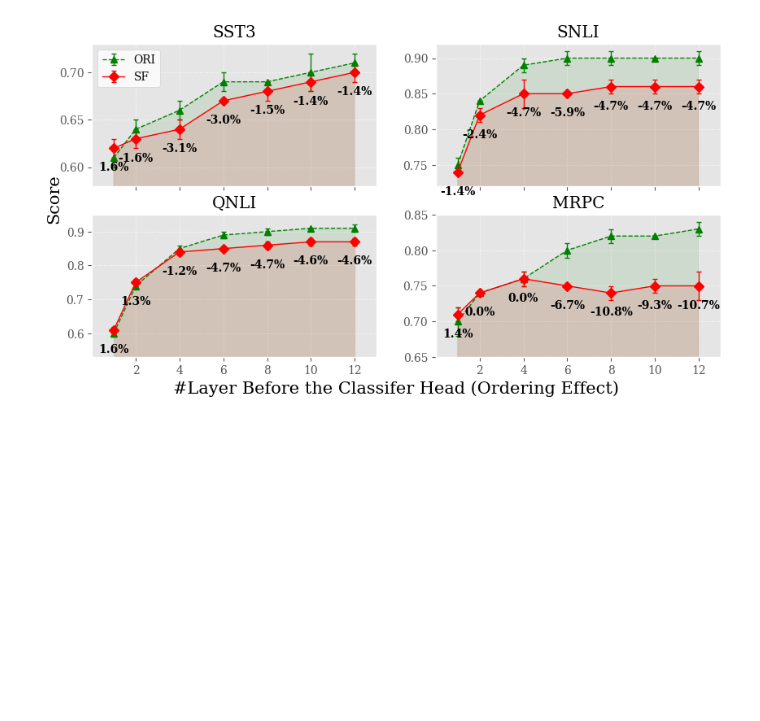
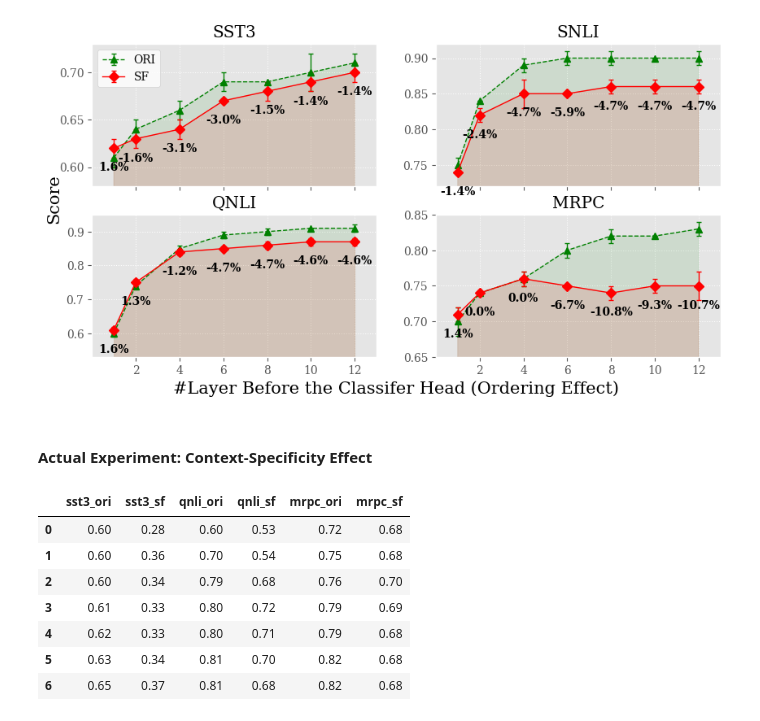
Before and after one commit to frankaging/limits-cross-domain-transfer, a Jupyter notebook: code/visualization_helpers.ipynb, the cells around one changed output. Saved outputs shown, nothing was run; the diff lists cells and outputs as text; code cells hidden in the pictures; blank space fills up the shorter version.

```diff
--- a/code/visualization_helpers.ipynb
+++ b/code/visualization_helpers.ipynb
@@ -945,3 +971,17 @@ fig.text(0.07, 0.5, 'Score', va='center', rotation='vertical', size=15)
 plt.show()
 # %% [output]
 [figure]
+# %% [markdown]
+#### Actual Experiment: Context-Specificity Effect
+# %%
+exp_data_1 = pd.read_csv("../data-files/context-spec-effect.csv", delimiter=",")
+exp_data_1
+# %% [output]
+|  | sst3_ori | sst3_sf | qnli_ori | qnli_sf | mrpc_ori | mrpc_sf |
+| 0 | 0.60 | 0.28 | 0.60 | 0.53 | 0.72 | 0.68 |
+| 1 | 0.60 | 0.36 | 0.70 | 0.54 | 0.75 | 0.68 |
+| 2 | 0.60 | 0.34 | 0.79 | 0.68 | 0.76 | 0.70 |
+| 3 | 0.61 | 0.33 | 0.80 | 0.72 | 0.79 | 0.69 |
+| 4 | 0.62 | 0.33 | 0.80 | 0.71 | 0.79 | 0.68 |
+| 5 | 0.63 | 0.34 | 0.81 | 0.70 | 0.82 | 0.68 |
+| 6 | 0.65 | 0.37 | 0.81 | 0.68 | 0.82 | 0.68 |
```
Also changed, not shown: parts of 3 cells of this notebook, 1 other file.
